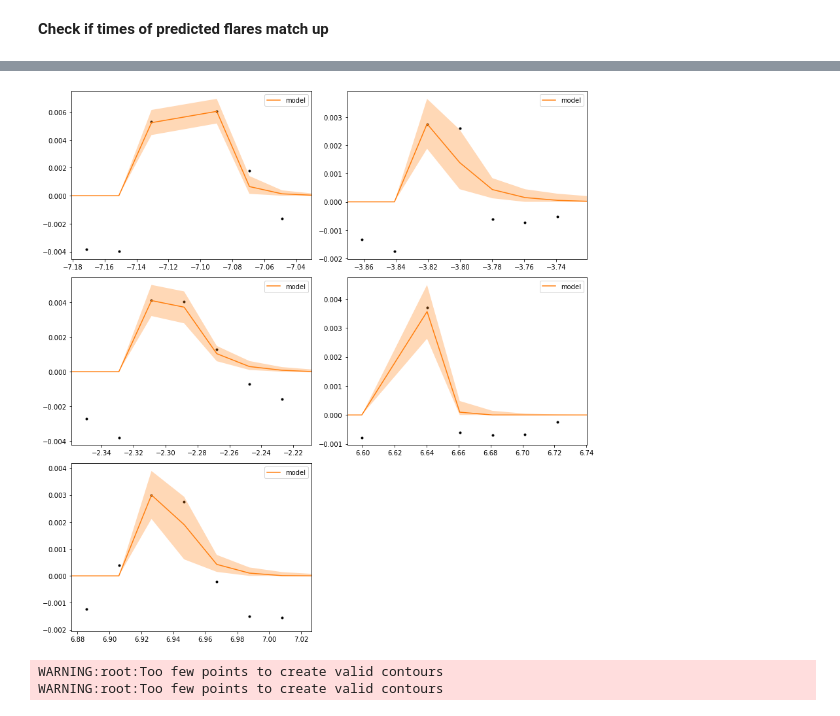
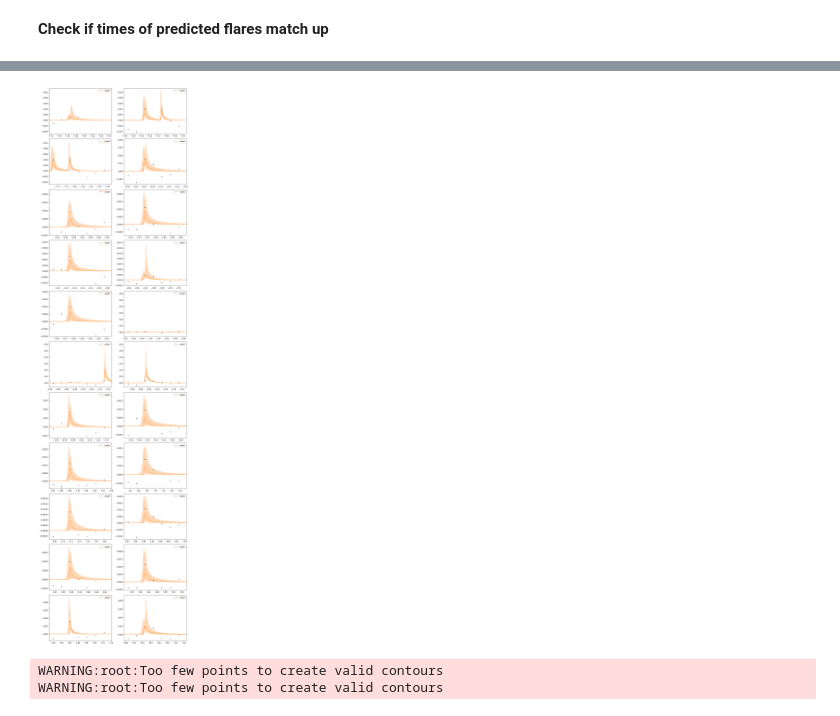
Before and after one commit to exoclam/epic-246301900, a Jupyter notebook: xoflares-epic246301900-post-flare-pre-gap.ipynb, the cells around one changed output, grey strips where cells are left out. Cells and saved outputs as stored; diff of their text form; code cells hidden in the pictures.

```diff
--- a/xoflares-epic246301900-post-flare-pre-gap.ipynb
+++ b/xoflares-epic246301900-post-flare-pre-gap.ipynb
@@ -120,7 +120,7 @@ plt.xlim(post.TIME.min(), post.TIME.max());
 def find_flares(lc):
 
     # find some flares
-    mflare = resid < 3.5 * np.sqrt(np.mean(resid**2))
+    mflare = resid < 1.5 * np.sqrt(np.mean(resid**2))
     lc.CADENCENO = lc.CADENCENO
     cads = lc.CADENCENO - list(lc.CADENCENO)[0] # index at 0
     ref_time = calculate_ref_time(lc)
@@ -404,5 +422,5 @@ fig.tight_layout()
 
 with model:
     step = pm.NUTS(potential=potential, target_accept=0.9)
-    trace = pm.sample(draws=2400, tune=200, step=step, start=start, cores=4)
+    trace = pm.sample(draws=2400, tune=200, step=step, start=start, cores=2)
 # %% [output]
@@ -438,2 +450,2 @@ pm.summary(trace, varnames= ['logAmpl', 'logFwhm', 'tpeak', 'logs2', 'mean'], )
 # %%
-tpeaks = np.delete(tpeaks, 1)
+#tpeaks = np.delete(tpeaks, 1)
@@ -449,0 +452,23 @@ array([[0., 0., 0., ..., 0., 0., 0.],
+# %%
+flc =  np.percentile(trace['flare_lc'], [5, 50, 95], axis=0)
+flc_plot =  np.percentile(trace['flare_lc_pred'], [5, 50, 95], axis=0)
+fig, axes = plt.subplots(ncols=2, nrows=np.ceil(npeaks/2).astype(int), figsize=[12,npeaks*2])
+axes = axes.flatten()
+for i in range(npeaks):
+    timemask_t_plot = (t_plot >= tpeaks[i]-0.2) * (t_plot < tpeaks[i]+0.2)
+    timemask = (x >= tpeaks[i]-0.2) * (x < tpeaks[i]+0.2)
+    ax = axes[i]
+    ax.plot(x[timemask], y[timemask], '.k')
+    ax.plot(t_plot[timemask_t_plot], flc_plot[1][timemask_t_plot], label="model_pred", color="C1", zorder=1001)
+    art = ax.fill_between(t_plot[timemask_t_plot],
+                          flc_plot[0][timemask_t_plot],
+                          flc_plot[2][timemask_t_plot], color="C1", alpha=0.3,
+                               zorder=1000)
+    art.set_edgecolor("none")
+    ax.set_xlim(tpeaks[i]-0.2, tpeaks[i]+0.2)
+    #ax.set_ylim(np.min(y[timemask]) - 1, 1 + np.max(y[timemask]))
+    ax.legend()
+
+fig.delaxes(axes[5])
+fig.tight_layout()
+fig.savefig('flare-model-postflare-pregap.png')
@@ -450,25 +477,26 @@ array([[0., 0., 0., ..., 0., 0., 0.],
 # %%
 flc =  np.percentile(trace['flare_lc'], [5, 50, 95], axis=0)
+flc_plot =  np.percentile(trace['flare_lc_pred'], [5, 50, 95], axis=0)
 fig, axes = plt.subplots(ncols=2, nrows=np.ceil(npeaks/2).astype(int), figsize=[12,npeaks*2])
 axes = axes.flatten()
-for i in range(npeaks-1): # cause we double counted one
+for i in range(npeaks):
     timemask = (x >= tpeaks[i]-0.2) & (x < tpeaks[i]+0.2)
+    timemask_t_plot = (t_plot >= tpeaks[i]-0.2) * (t_plot < tpeaks[i]+0.2)
     ax = axes[i]
     ax.plot(x[timemask], y[timemask], '.k')
-    ax.plot(x[timemask], flc[1][timemask], color="C1", label="model")
-    art = ax.fill_between(x[timemask], flc[0][timemask],
-                          flc[2][timemask], color="C1", alpha=0.3,
+    ax.plot(t_plot[timemask_t_plot], flc_plot[1][timemask_t_plot], color="C1", label="model")
+    art = ax.fill_between(t_plot[timemask_t_plot], flc_plot[0][timemask_t_plot],
+                          flc_plot[2][timemask_t_plot], color="C1", alpha=0.3,
                                zorder=1000)
     art.set_edgecolor("none")
     ax.set_xlim(tpeaks[i]-0.05, tpeaks[i]+0.1)
     #ax.set_ylim(np.min(y[timemask]) - 1, 1 + np.max(y[timemask]))
     ax.legend()
 
-fig.delaxes(axes[5])
 fig.tight_layout()
 fig.savefig('flare-model-postflare-pregap.png')
 # %% [output]
-[figure, old version]
+[figure, new version]
 # %%
 # save out to combine with other two set of flares
 #pd.Series(flc[1]).to_csv('post-flare-pre-gap-flares.csv', index=False)
```
Also changed, not shown: parts of 18 cells of this notebook, 1 other file.
